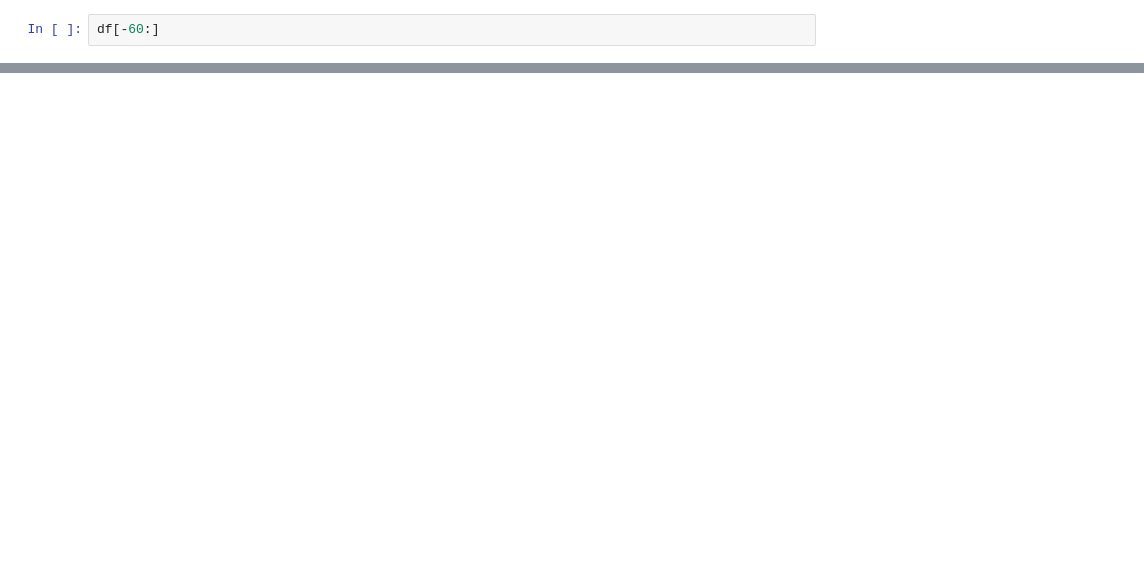
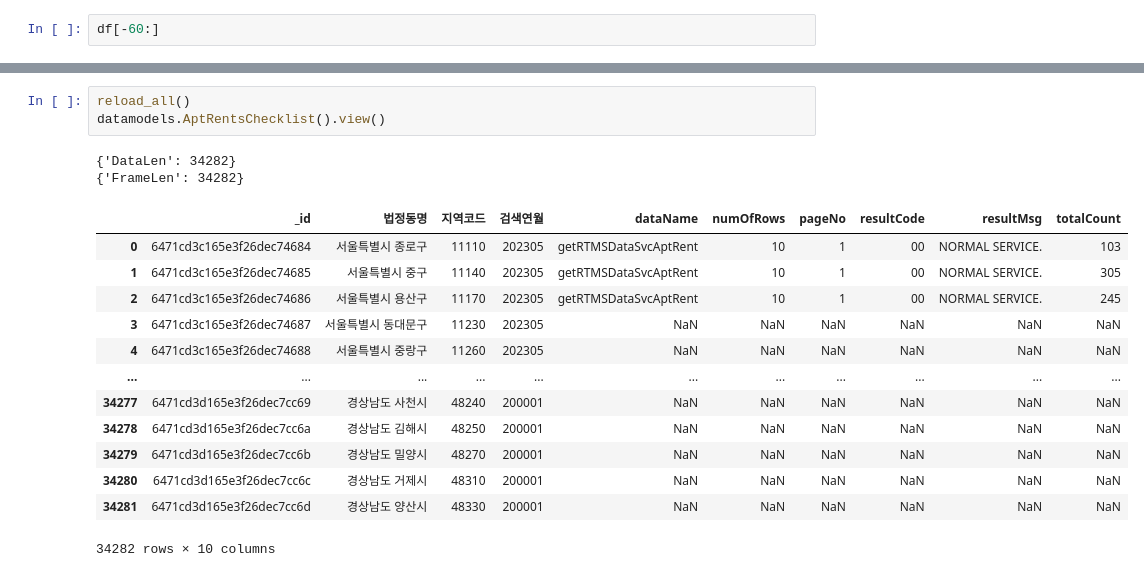
Before and after one commit to innovata/GovDataScience, a Jupyter notebook: jupyter/DataView.ipynb, the cells around one changed output, grey strips where cells are left out. Drawn from its saved outputs; the diff is of its cells as text; blank space fills up the shorter version.

```diff
--- a/jupyter/DataView.ipynb
+++ b/jupyter/DataView.ipynb
@@ -36,0 +59,19 @@ datamodels.AptRealTradesCollectChecklist().view()
+# %%
+reload_all()
+datamodels.AptRentsChecklist().view()
+# %% [output]
+{'DataLen': 34282}
+{'FrameLen': 34282}
+|  | _id | 법정동명 | 지역코드 | 검색연월 | dataName | numOfRows | pageNo | resultCode | resultMsg | totalCount |
+| 0 | 6471cd3c165e3f26dec74684 | 서울특별시 종로구 | 11110 | 202305 | getRTMSDataSvcAptRent | 10 | 1 | 00 | NORMAL SERVICE. | 103 |
+| 1 | 6471cd3c165e3f26dec74685 | 서울특별시 중구 | 11140 | 202305 | getRTMSDataSvcAptRent | 10 | 1 | 00 | NORMAL SERVICE. | 305 |
+| 2 | 6471cd3c165e3f26dec74686 | 서울특별시 용산구 | 11170 | 202305 | getRTMSDataSvcAptRent | 10 | 1 | 00 | NORMAL SERVICE. | 245 |
+| 3 | 6471cd3c165e3f26dec74687 | 서울특별시 동대문구 | 11230 | 202305 | NaN | NaN | NaN | NaN | NaN | NaN |
+| 4 | 6471cd3c165e3f26dec74688 | 서울특별시 중랑구 | 11260 | 202305 | NaN | NaN | NaN | NaN | NaN | NaN |
+| ... | ... | ... | ... | ... | ... | ... | ... | ... | ... | ... |
+| 34277 | 6471cd3d165e3f26dec7cc69 | 경상남도 사천시 | 48240 | 200001 | NaN | NaN | NaN | NaN | NaN | NaN |
+| 34278 | 6471cd3d165e3f26dec7cc6a | 경상남도 김해시 | 48250 | 200001 | NaN | NaN | NaN | NaN | NaN | NaN |
+| 34279 | 6471cd3d165e3f26dec7cc6b | 경상남도 밀양시 | 48270 | 200001 | NaN | NaN | NaN | NaN | NaN | NaN |
+| 34280 | 6471cd3d165e3f26dec7cc6c | 경상남도 거제시 | 48310 | 200001 | NaN | NaN | NaN | NaN | NaN | NaN |
+| 34281 | 6471cd3d165e3f26dec7cc6d | 경상남도 양산시 | 48330 | 200001 | NaN | NaN | NaN | NaN | NaN | NaN |
+34282 rows × 10 columns
```
Also changed, not shown: parts of 10 cells of this notebook, 9 other files.
